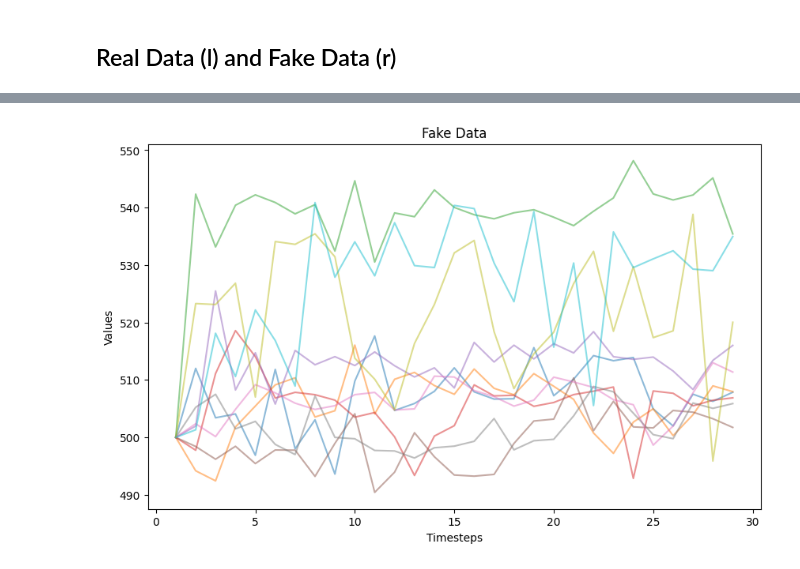
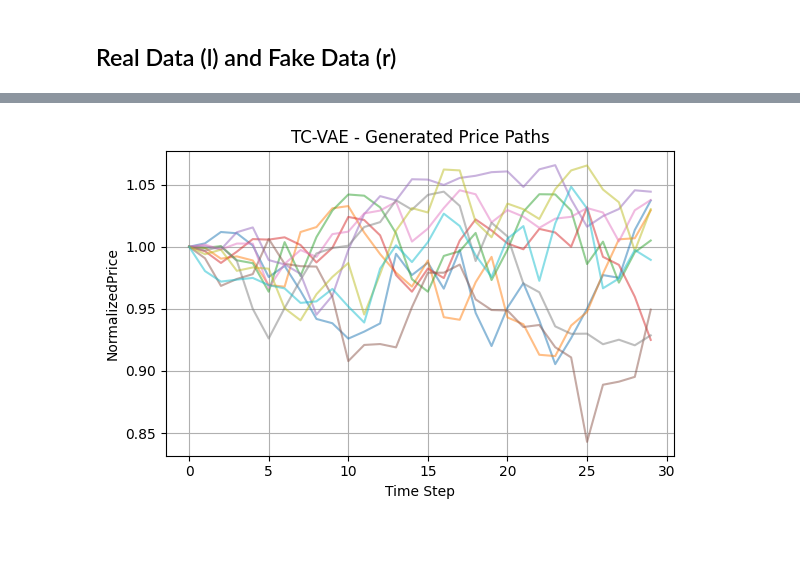
Before and after one commit to Sondringsen/master-thesis, a Jupyter notebook: src/models/data_generating_models/TimeCausalVAE/notebooks/sondre_test.ipynb, the cells around one changed output, grey strips where cells are left out. Saved outputs shown, nothing was run; the diff lists cells and outputs as text; code cells hidden in the pictures; blank space fills up the shorter version.

```diff
--- a/src/models/data_generating_models/TimeCausalVAE/notebooks/sondre_test.ipynb
+++ b/src/models/data_generating_models/TimeCausalVAE/notebooks/sondre_test.ipynb
@@ -211,2 +208,3 @@ Generating data
 # %%
 df_tot_fake = df_tot_fake.reset_index(drop=True)
+df_post_processed = post_processing(df_tot_fake, **post_processing_config)
@@ -259,14 +212,0 @@ plt.show()
-# %%
-df_post_processed_norm = df_post_processed - diff
-
-fig, ax = plt.subplots(figsize=(10, 6))
-
-for i in range(10):  # Iterate over samples
-    ax.plot(df_post_processed_norm.loc[i, :], alpha=0.5)  # Plot each sample
-
-ax.set_title("Fake Data")
-ax.set_xlabel("Timesteps")
-ax.set_ylabel("Values")
-plt.show()
-# %% [output]
-[figure, removed]
@@ -274,0 +213,17 @@ df_post_processed.to_csv("../../../../../data/processed/tc_vae_synth_data.csv")
+# %%
+fig, axs = plt.subplots(1, 1, figsize=(6, 4))
+
+# Plot post-processed paths
+for i in range(10):
+    axs.plot(df_post_processed.iloc[i, :], alpha=0.5)
+
+
+axs.set_title('TC-VAE - Generated Price Paths')
+axs.set_xlabel('Time Step')
+axs.set_ylabel('NormalizedPrice')
+axs.grid(True)
+
+plt.tight_layout()
+plt.show()
+# %% [output]
+[figure, added]
```
Also changed, not shown: parts of 9 cells of this notebook, 40 other files.
